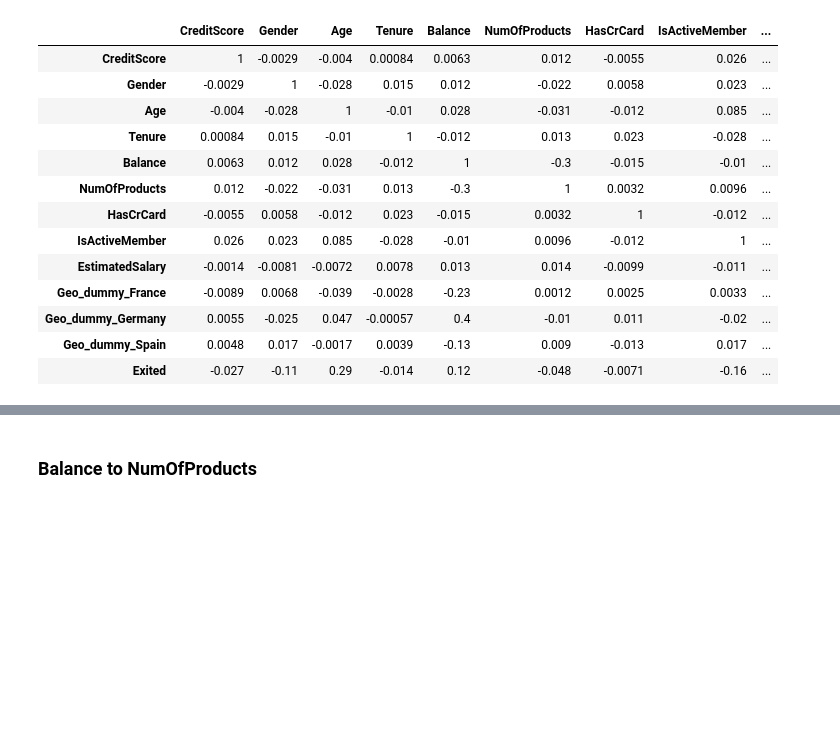
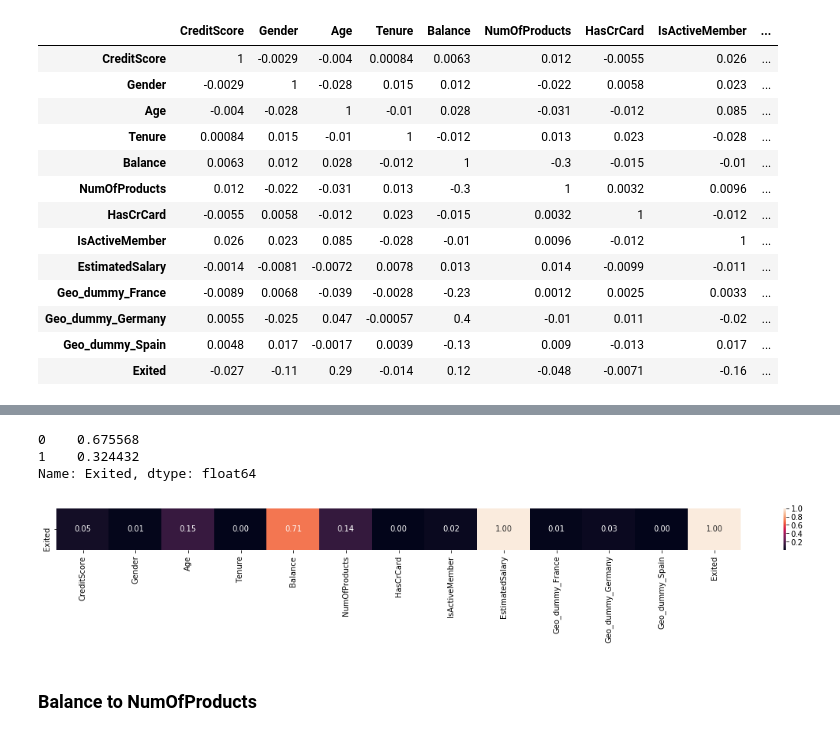
Before and after one commit to eelior/introduction-to-data-science-final-project, a Jupyter notebook: Bank Churn Model.ipynb, the cells around one changed output, grey strips where cells are left out. Cells and saved outputs as stored; diff of their text form; code cells hidden in the pictures; blank space fills up the shorter version.

```diff
--- a/Bank Churn Model.ipynb
+++ b/Bank Churn Model.ipynb
@@ -305,0 +303,50 @@ data.describe()
+# %%
+germans = data[data['Geo_dummy_Germany'] == 1]
+french = data[data['Geo_dummy_France'] == 1]
+spanish = data[data['Geo_dummy_Spain'] == 1]
+germans['Exited'].value_counts(normalize=True)
+# french['Exited'].value_counts(normalize=True)
+# spanish['Exited'].value_counts(normalize=True)
+# %% [output]
+0    0.675568
+1    0.324432
+Name: Exited, dtype: float64
+# %%
+from collections import Counter
+import math
+import scipy.stats as ss
+
+def conditional_entropy(x,y):
+    # entropy of x given y
+    y_counter = Counter(y)
+    xy_counter = Counter(list(zip(x,y)))
+    total_occurrences = sum(y_counter.values())
+    entropy = 0
+    for xy in xy_counter.keys():
+        p_xy = xy_counter[xy] / total_occurrences
+        p_y = y_counter[xy[1]] / total_occurrences
+        entropy += p_xy * math.log(p_y/p_xy)
+    return entropy
+
+def theil_u(x,y):
+    s_xy = conditional_entropy(x,y)
+    x_counter = Counter(x)
+    total_occurrences = sum(x_counter.values())
+    p_x = list(map(lambda n: n/total_occurrences, x_counter.values()))
+    s_x = ss.entropy(p_x)
+    if s_x == 0:
+        return 1
+    else:
+        return (s_x - s_xy) / s_x
+# %%
+theilu = pd.DataFrame(index=['Exited'],columns=data.columns)
+columns = data.columns
+for j in range(0,len(columns)):
+    u = theil_u(data['Exited'].tolist(),data[columns[j]].tolist())
+    theilu.loc[:,columns[j]] = u
+theilu.fillna(value=np.nan,inplace=True)
+plt.figure(figsize=(20,1))
+sns.heatmap(theilu,annot=True,fmt='.2f')
+plt.show()
+# %% [output]
+[figure, added]
```
Also changed, not shown: parts of 49 cells of this notebook.
